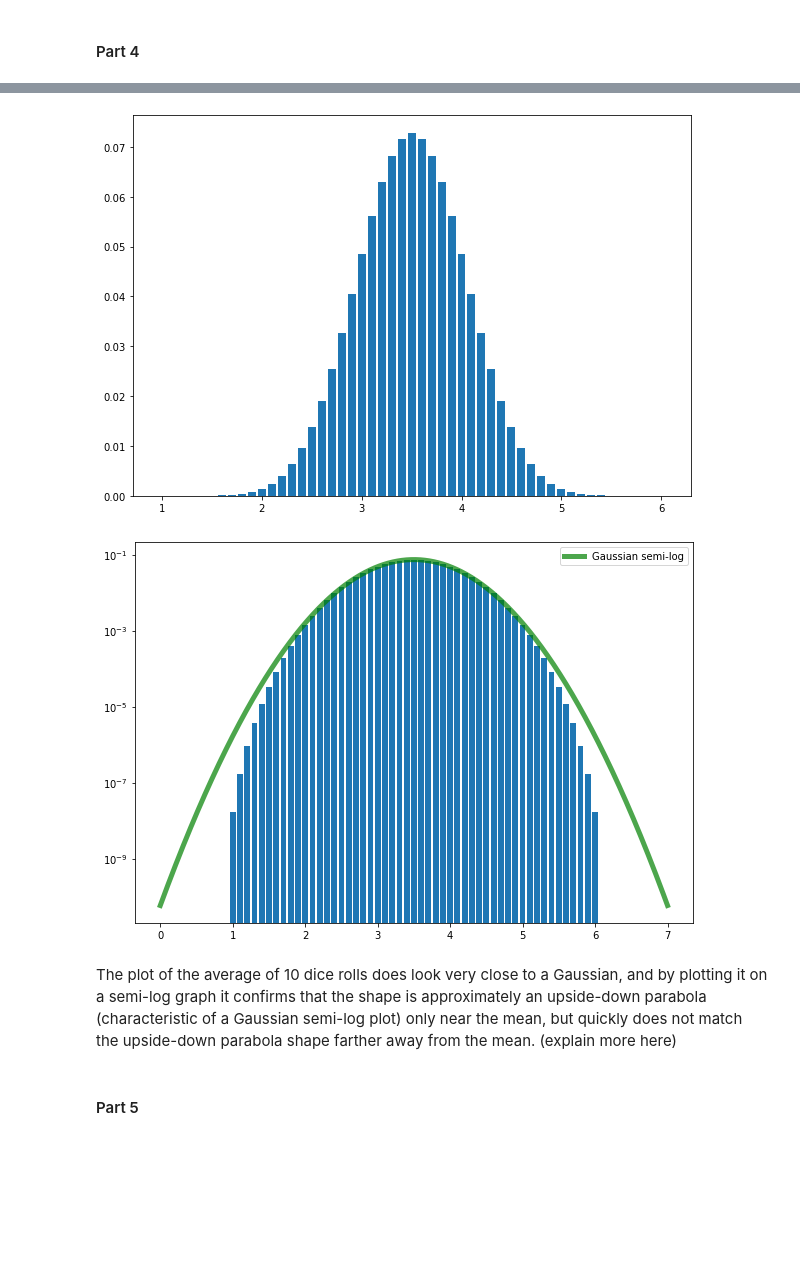
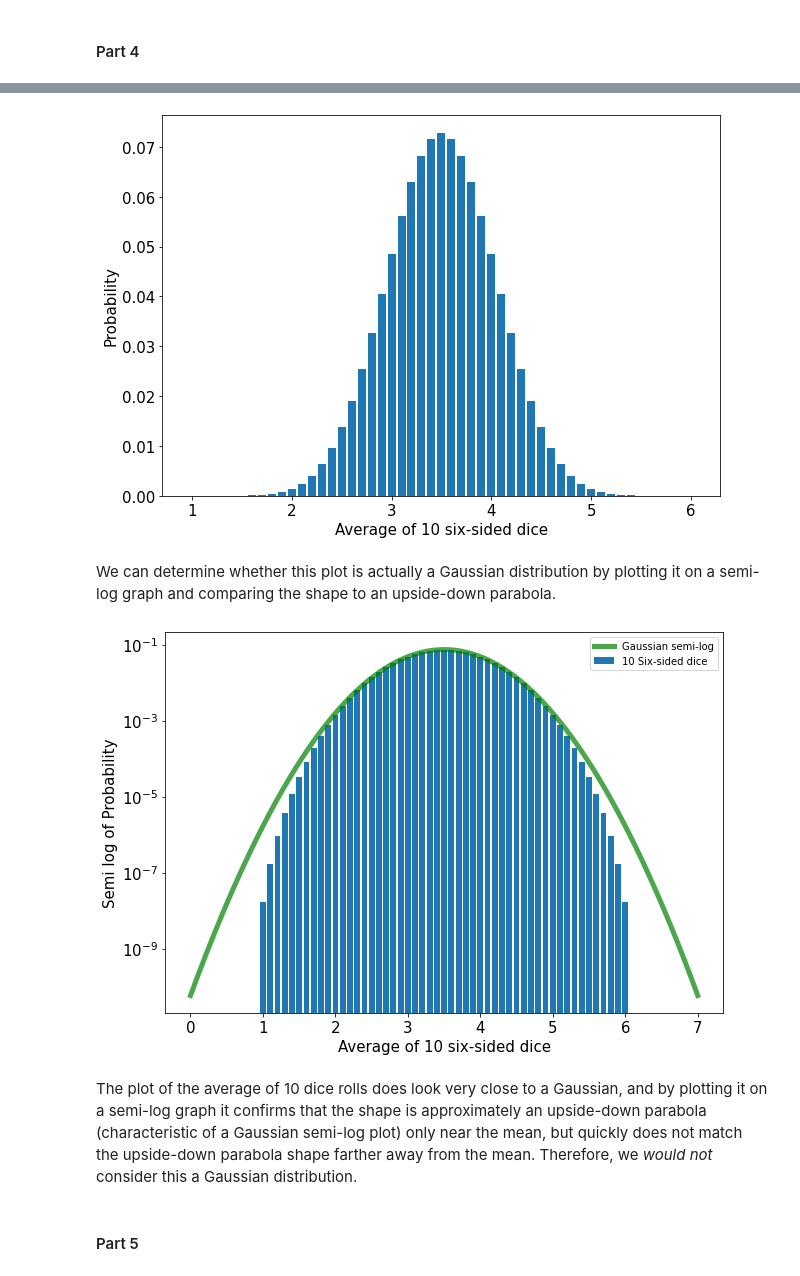
Before and after one commit to jenniv27/phys434, a Jupyter notebook: HW/HW2.ipynb, the cells around one changed output, grey strips where cells are left out. Drawn from its saved outputs; the diff is of its cells as text; code cells hidden in the pictures; blank space fills up the shorter version.

```diff
--- a/HW/HW2.ipynb
+++ b/HW/HW2.ipynb
@@ -77,14 +83,13 @@ The average value for the sum of 2 six-sided dice is 7.00
 # %%
-values_squared = []
-for i in range (0, 11):
-    values_squared.append(values[i]*values[i])
-
+# Here we use the definition of the variance = E[x^2]-(E[x])^2
 avg_xsq = 0
 for i in range (0, 11):
-    avg_xsq += conv_dice[i]*values_squared[i]
+    avg_xsq += conv_dice[i]*(values[i]**2)
 
 var = avg_xsq - (avg_x*avg_x)
+std_dev = var**0.5
 
 print(f'The variance of the sum of 2 six-sided dice is {var:.2f}')
+print(f'The standard deviation of the sum of 2 six-sided dice is {std_dev:.2f}.')
 # %% [output]
 The variance of the sum of 2 six-sided dice is 5.83
@@ -115,37 +123,36 @@ plt.show()
 # %%
-# x = []
-# for i in range (0, 100000):
-#     sum = 0
-#     for j in range (0, 10):
-#         sum += np.random.randint(0, 7)
-#     x.append(sum/10)
-
-# plt.hist(x, 150)
-# plt.show()
-
+#Calculation of average
 x_values = []
 for i in range (0, len(values_10dice)):
     x_values.append(values_10dice[i]/10)
 
+plt.tick_params(labelsize = 15)
 plt.bar(x_values, conv_dice, width = 0.08)
+plt.xlabel('Average of 10 six-sided dice', fontsize = 15)
+plt.ylabel('Probability', fontsize = 15)
 plt.show()
 # %% [output]
-[figure, old version]
+[figure, new version]
+# %% [markdown]
+We can determine whether this plot is actually a Gaussian distribution by plotting it on a semi-log graph and comparing the shape to an upside-down parabola.
 # %%
 # Plot on semi-log graph
-plt.bar(x_values, conv_dice, width = 0.08)
+plt.bar(x_values, conv_dice, width = 0.08, label = '10 Six-sided dice')
 
 # Also plotting a Gaussian on semi-log
 x_gauss = np.linspace(0, 7, 1000)
 y_gauss = 0.1*stats.norm.pdf(x_gauss, loc=3.5, scale = 1/1.85)
+plt.tick_params(labelsize = 15)
 plt.plot(x_gauss, y_gauss, 'g', linewidth = 5, alpha = 0.7, label = 'Gaussian semi-log')
 plt.legend()
 plt.yscale('log')
+plt.xlabel('Average of 10 six-sided dice', fontsize = 15)
+plt.ylabel('Semi log of Probability', fontsize = 15)
 plt.show()
 # %% [output]
-[figure, old version]
+[figure, new version]
 # %% [markdown]
-The plot of the average of 10 dice rolls does look very close to a Gaussian, and by plotting it on a semi-log graph it confirms that the shape is approximately an upside-down parabola (characteristic of a Gaussian semi-log plot) only near the mean, but quickly does not match the upside-down parabola shape farther away from the mean. (explain more here)
+The plot of the average of 10 dice rolls does look very close to a Gaussian, and by plotting it on a semi-log graph it confirms that the shape is approximately an upside-down parabola (characteristic of a Gaussian semi-log plot) only near the mean, but quickly does not match the upside-down parabola shape farther away from the mean. Therefore, we _would not_ consider this a Gaussian distribution.
 # %% [markdown]
 #### Part 5
 # %% [markdown]
```
Also changed, not shown: parts of 25 cells of this notebook.
